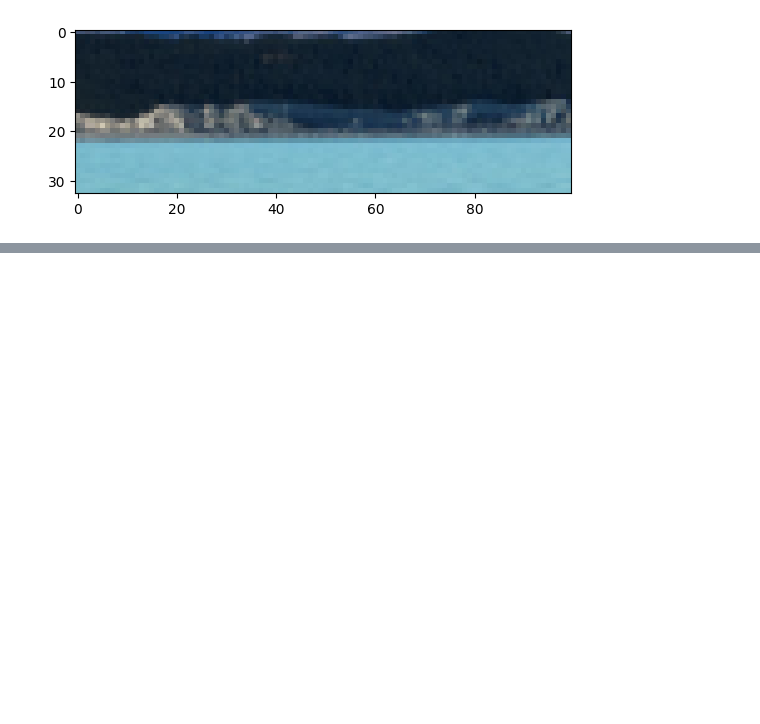
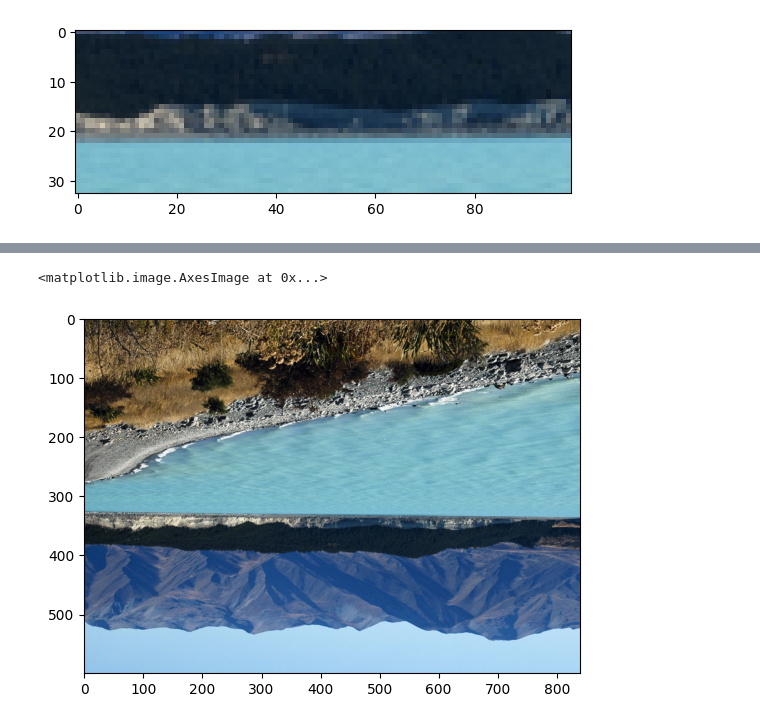
Before and after one commit to Thiyophin/Computer_Vision, a Jupyter notebook: Basic_image_manipulation.ipynb, the cells around one changed output, grey strips where cells are left out. Cells and saved outputs as stored; diff of their text form; code cells hidden in the pictures; blank space fills up the shorter version.

```diff
--- a/Basic_image_manipulation.ipynb
+++ b/Basic_image_manipulation.ipynb
@@ -124,0 +135,6 @@ img_NZ_rgb_flipped_horz = cv
+# %%
+img_NZ_rgb_flipped_both = cv2.flip(img_NZ_rgb,-1)
+plt.imshow(img_NZ_rgb_flipped_vert)
+# %% [output]
+<matplotlib.image.AxesImage at 0x...>
+[figure, added]
```
Also changed, not shown: parts of 2 cells of this notebook, 1 other file.
